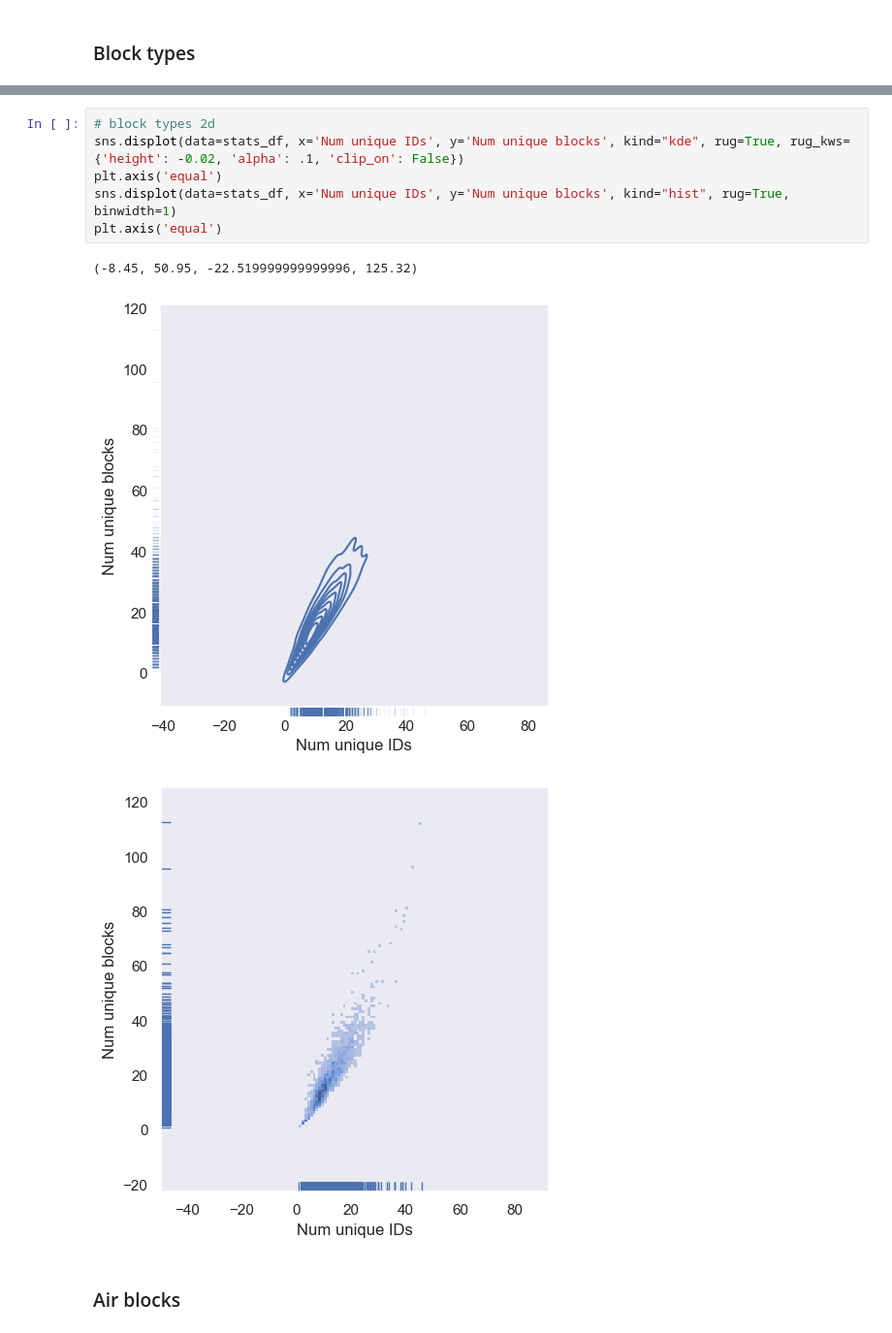
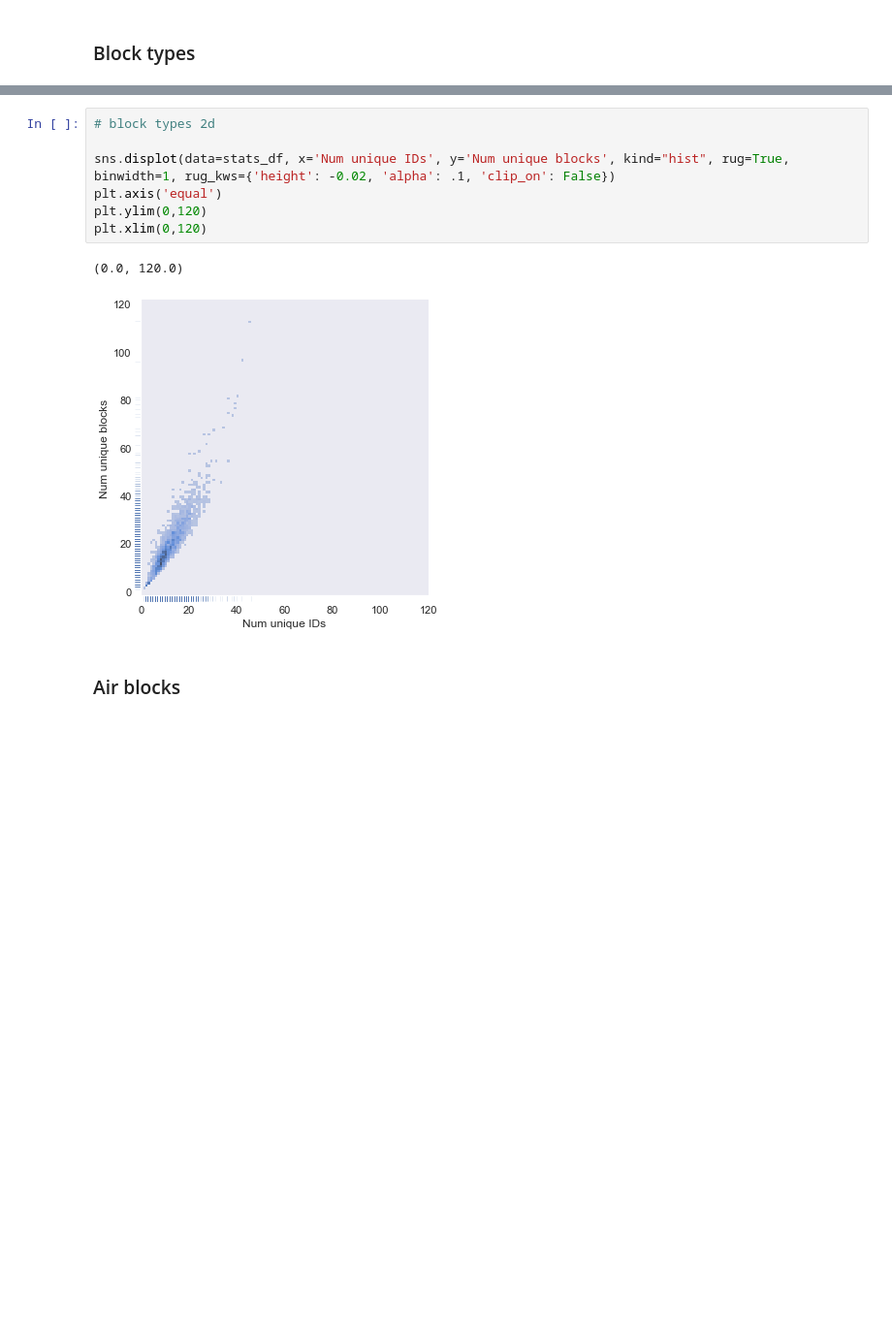
Before and after one commit to chaosarium/3D-GANCA, a Jupyter notebook: dataset/data-wraggle.ipynb, the cells around one changed output, grey strips where cells are left out. Shown at 97% size. Drawn from its saved outputs; the diff is of its cells as text; blank space fills up the shorter version.

```diff
--- a/dataset/training-visualize.ipynb
+++ b/dataset/data-wraggle.ipynb
@@ -388,13 +405,13 @@ plt.show()
 # %%
 # block types 2d
-sns.displot(data=stats_df, x='Num unique IDs', y='Num unique blocks', kind="kde", rug=True, rug_kws={'height': -0.02, 'alpha': .1, 'clip_on': False})
+
+sns.displot(data=stats_df, x='Num unique IDs', y='Num unique blocks', kind="hist", rug=True, binwidth=1, rug_kws={'height': -0.02, 'alpha': .1, 'clip_on': False})
 plt.axis('equal')
-sns.displot(data=stats_df, x='Num unique IDs', y='Num unique blocks', kind="hist", rug=True, binwidth=1)
-plt.axis('equal')
+plt.ylim(0,120)
+plt.xlim(0,120)
 # %% [output]
-(-8.45, 50.95, -22.519999999999996, 125.32)
+(0.0, 120.0)
-[figure, old version]
+[figure, new version]
-[figure, removed]
 # %% [markdown]
 ### Air blocks
 # %%
```
Also changed, not shown: parts of 35 cells of this notebook.
